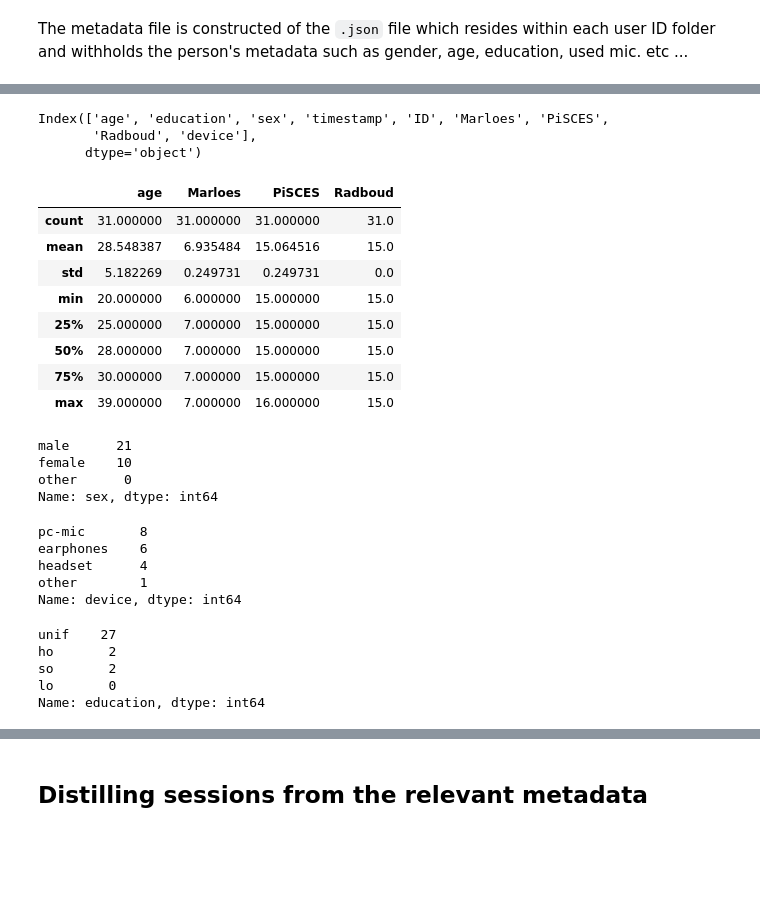
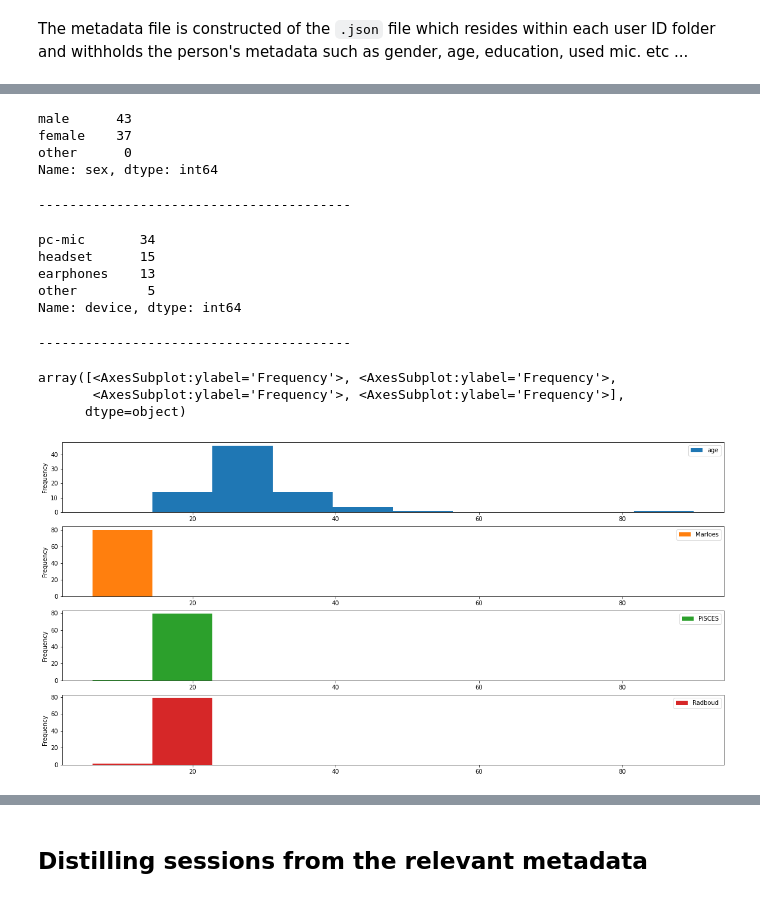
Before and after one commit to predict-idlab/gssp_analysis, a Jupyter notebook: notebooks/0.1_EDA.ipynb, the cells around one changed output, grey strips where cells are left out. Drawn from its saved outputs; the diff is of its cells as text; code cells hidden in the pictures; blank space fills up the shorter version.

```diff
--- a/notebooks/0.1_EDA.ipynb
+++ b/notebooks/0.1_EDA.ipynb
@@ -171,44 +167,27 @@ df_metadata_relevant = (
-# %%
-df_metadata_relevant.columns
-# %% [output]
-Index(['age', 'education', 'sex', 'timestamp', 'ID', 'Marloes', 'PiSCES',
-       'Radboud', 'device'],
-      dtype='object')
-# %%
-df_metadata_relevant[
-    ["age", "sex", "device", "Marloes", "PiSCES", "Radboud"]
-].describe()
-# %% [output]
-|  | age | Marloes | PiSCES | Radboud |
-| count | 31.000000 | 31.000000 | 31.000000 | 31.0 |
-| mean | 28.548387 | 6.935484 | 15.064516 | 15.0 |
-| std | 5.182269 | 0.249731 | 0.249731 | 0.0 |
-| min | 20.000000 | 6.000000 | 15.000000 | 15.0 |
-| 25% | 25.000000 | 7.000000 | 15.000000 | 15.0 |
-| 50% | 28.000000 | 7.000000 | 15.000000 | 15.0 |
-| 75% | 30.000000 | 7.000000 | 15.000000 | 15.0 |
-| max | 39.000000 | 7.000000 | 16.000000 | 15.0 |
 # %%
-# There is a 2-to-1 imbalance in gender
-df_metadata_relevant.sex.value_counts()
+display(df_metadata_relevant.sex.value_counts())
+print("-" * 40)
+display(df_metadata_relevant.device.value_counts())
+print("-" * 40)
+df_metadata_relevant.education.value_counts()
+
+# Also plot the distributions
+df_metadata_relevant[["age", "device", "Marloes", "PiSCES", "Radboud"]].plot(
+    kind="hist", subplots=True, sharex=False, figsize=(20, 10), backend="matplotlib"
+)
 # %% [output]
-male      21
-female    10
+male      43
+female    37
 other      0
 Name: sex, dtype: int64
+----------------------------------------
+pc-mic       34
+headset      15
+earphones    13
+other         5
+Name: device, dtype: int64
+----------------------------------------
+array([<AxesSubplot:ylabel='Frequency'>, <AxesSubplot:ylabel='Frequency'>,
+       <AxesSubplot:ylabel='Frequency'>, <AxesSubplot:ylabel='Frequency'>],
+      dtype=object)
+[figure, added]
-# %%
-df_metadata_relevant.device.value_counts()
-# %% [output]
-pc-mic       8
-earphones    6
-headset      4
-other        1
-Name: device, dtype: int64
-# %%
-df_metadata_relevant.education.value_counts()
-# %% [output]
-unif    27
-ho       2
-so       2
-lo       0
-Name: education, dtype: int64
```
Also changed, not shown: parts of 43 cells of this notebook.
